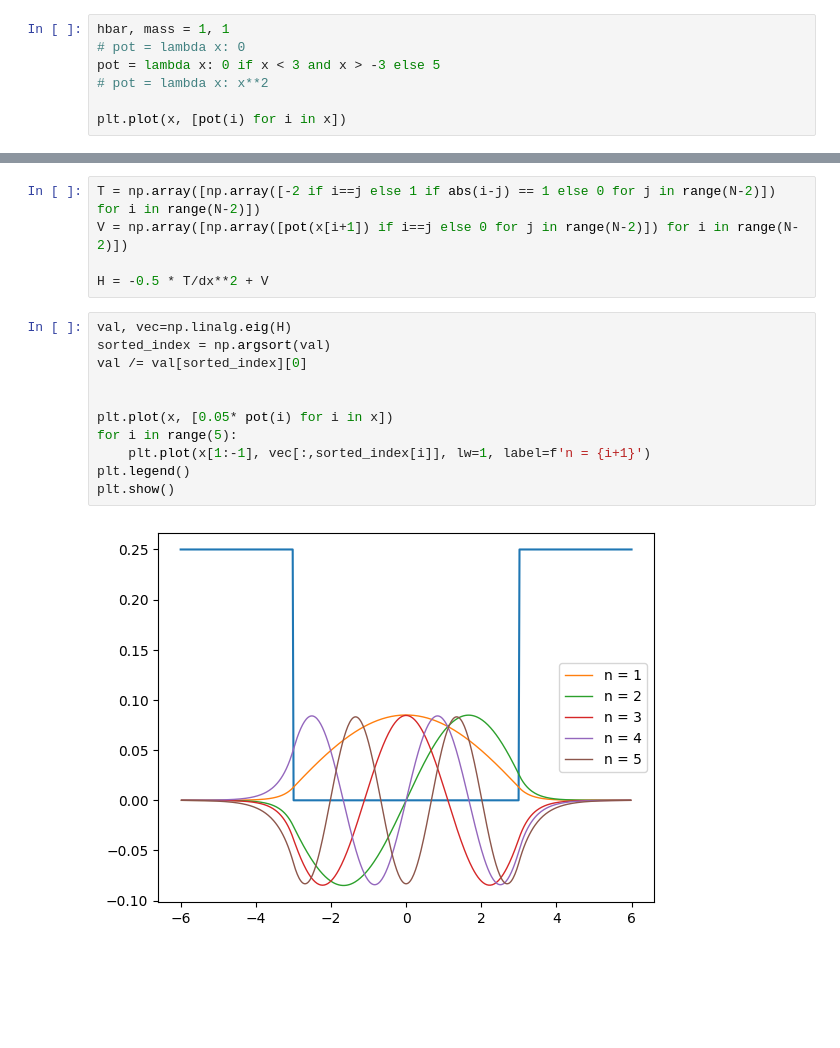
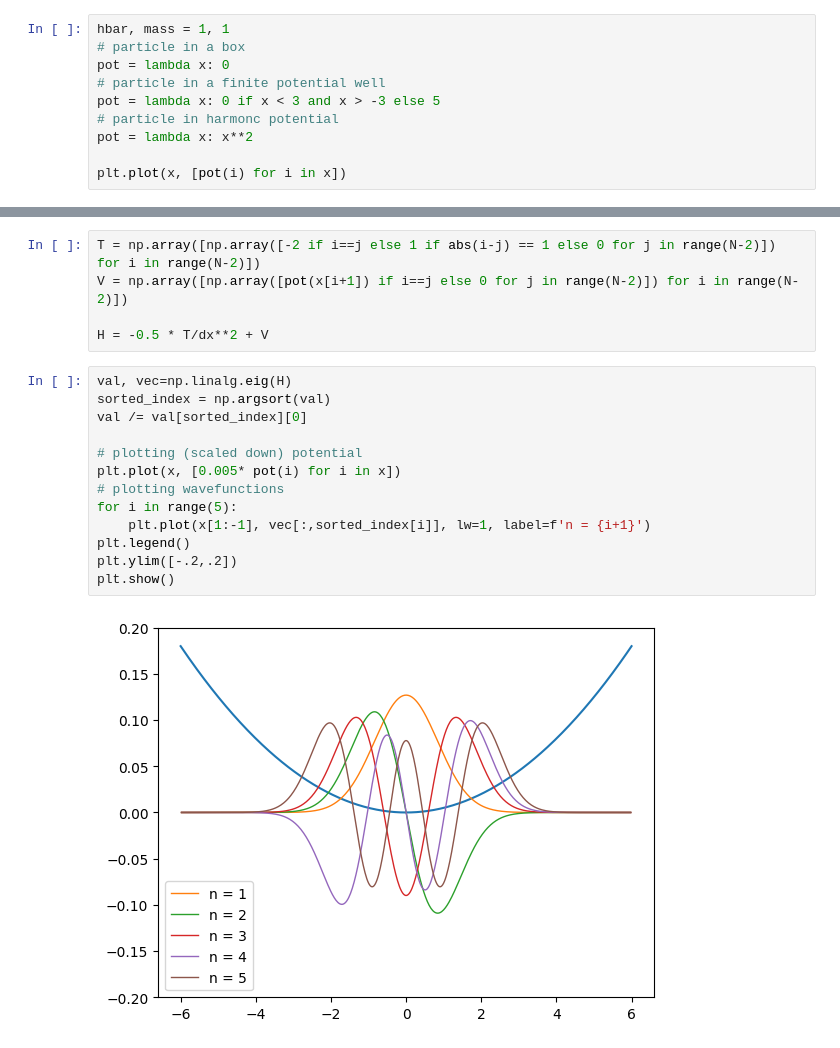
Before and after one commit to borishangh/qm_lab_2024, a Jupyter notebook: fdm_q.ipynb, the cells around one changed output, grey strips where cells are left out. Saved outputs shown, nothing was run; the diff lists cells and outputs as text; blank space fills up the shorter version.

```diff
--- a/fdm_q.ipynb
+++ b/fdm_q.ipynb
@@ -7,9 +7,12 @@ x = np.linspace(start, end, N)
 dx = x[1]-x[0]
 # %%
 hbar, mass = 1, 1
-# pot = lambda x: 0
+# particle in a box
+pot = lambda x: 0
+# particle in a finite potential well
 pot = lambda x: 0 if x < 3 and x > -3 else 5
-# pot = lambda x: x**2
+# particle in harmonc potential
+pot = lambda x: x**2
 
 plt.plot(x, [pot(i) for i in x])
 # %% [output]
@@ -23,13 +26,15 @@ H = -0.5 * T/dx**2 + V
 # %%
 val, vec=np.linalg.eig(H)
 sorted_index = np.argsort(val)
 val /= val[sorted_index][0]
 
-
-plt.plot(x, [0.05* pot(i) for i in x])
+# plotting (scaled down) potential
+plt.plot(x, [0.005* pot(i) for i in x])
+# plotting wavefunctions
 for i in range(5):
     plt.plot(x[1:-1], vec[:,sorted_index[i]], lw=1, label=f'n = {i+1}')
 plt.legend()
+plt.ylim([-.2,.2])
 plt.show()
 # %% [output]
-[figure, old version]
+[figure, new version]
```
Also changed, not shown: parts of 1 cell of this notebook, 5 other files.
